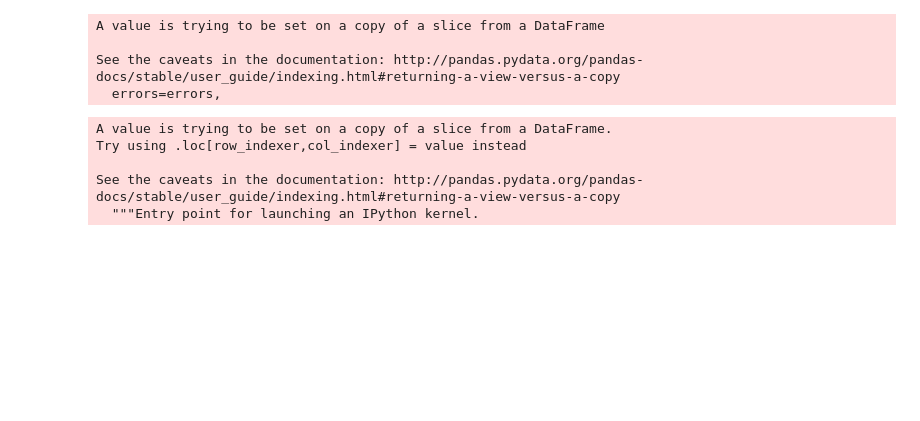
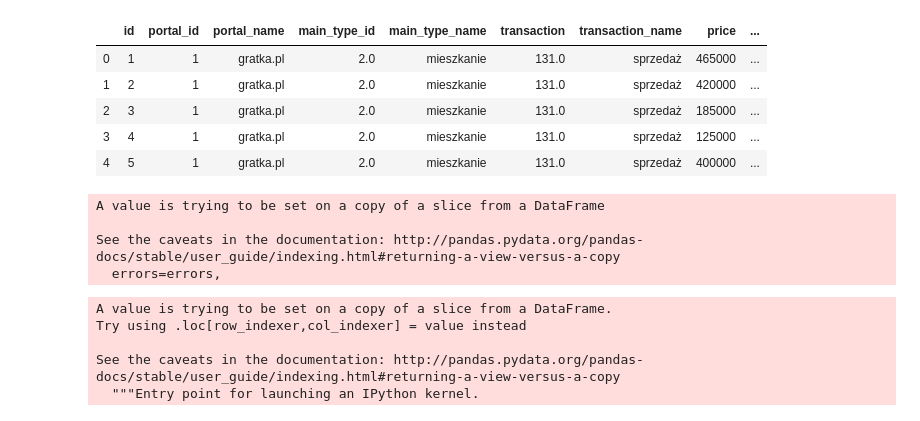
Before and after one commit to infoshareacademy/jdsz5-paulin, a Jupyter notebook: ml/housing_data.ipynb, the cells around one changed output. Cells and saved outputs as stored; diff of their text form; code cells hidden in the pictures; blank space fills up the shorter version.

```diff
--- a/ml/housing_data.ipynb
+++ b/ml/housing_data.ipynb
@@ -11,6 +13,17 @@ geo=pd.read_csv('population.csv')
 # %%
 df2=df[(df.main_type_name == 'mieszkanie') & (df.transaction_name == 'sprzedaż')]
 #df.loc[[df['main_type_name']=='dom' or df['main_type_name']== 'mieszkanie']]
+# %%
+pd.set_option('display.max_columns', None)
+# %%
+df2.head()
+# %% [output]
+|  | id | portal_id | portal_name | main_type_id | main_type_name | transaction | transaction_name | price | ... |
+| 0 | 1 | 1 | gratka.pl | 2.0 | mieszkanie | 131.0 | sprzedaż | 465000 | ... |
+| 1 | 2 | 1 | gratka.pl | 2.0 | mieszkanie | 131.0 | sprzedaż | 420000 | ... |
+| 2 | 3 | 1 | gratka.pl | 2.0 | mieszkanie | 131.0 | sprzedaż | 185000 | ... |
+| 3 | 4 | 1 | gratka.pl | 2.0 | mieszkanie | 131.0 | sprzedaż | 125000 | ... |
+| 4 | 5 | 1 | gratka.pl | 2.0 | mieszkanie | 131.0 | sprzedaż | 400000 | ... |
 # %%
 df2.drop(columns=['portal_id','main_type_id','main_type_name','transaction','transaction_name','id','description','location_district_name','raw_data','location_province_name','building_floornumber','portal_name','add_date','update_date','last_scan_date','source_add_date','source_update_date','location_precinct_name','location_street_name'],inplace=True)
 # %% [output]
```
Also changed, not shown: parts of 28 cells of this notebook.
